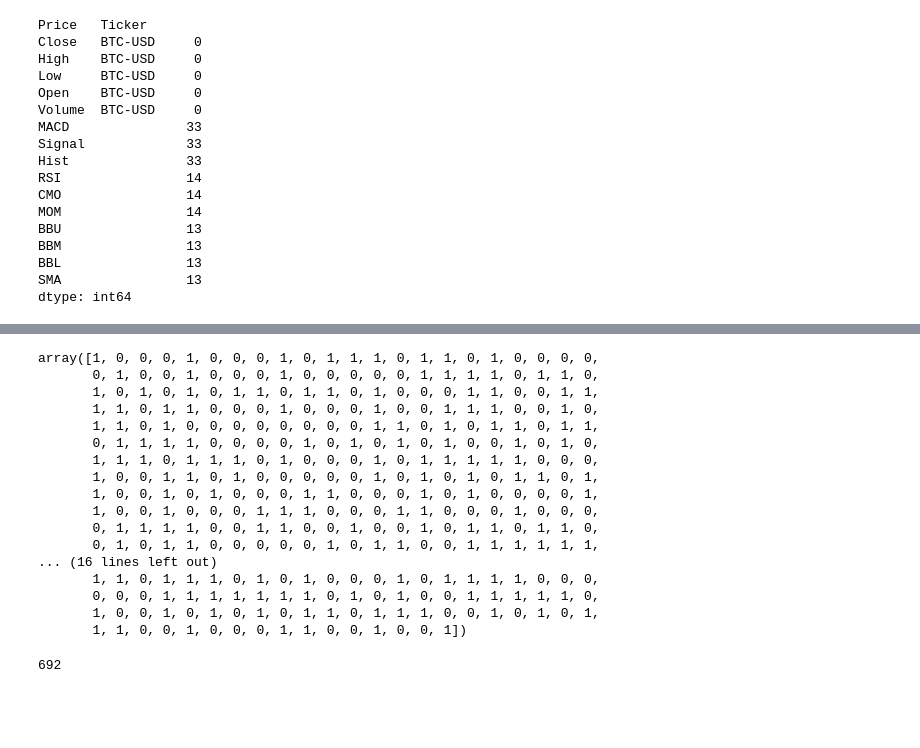
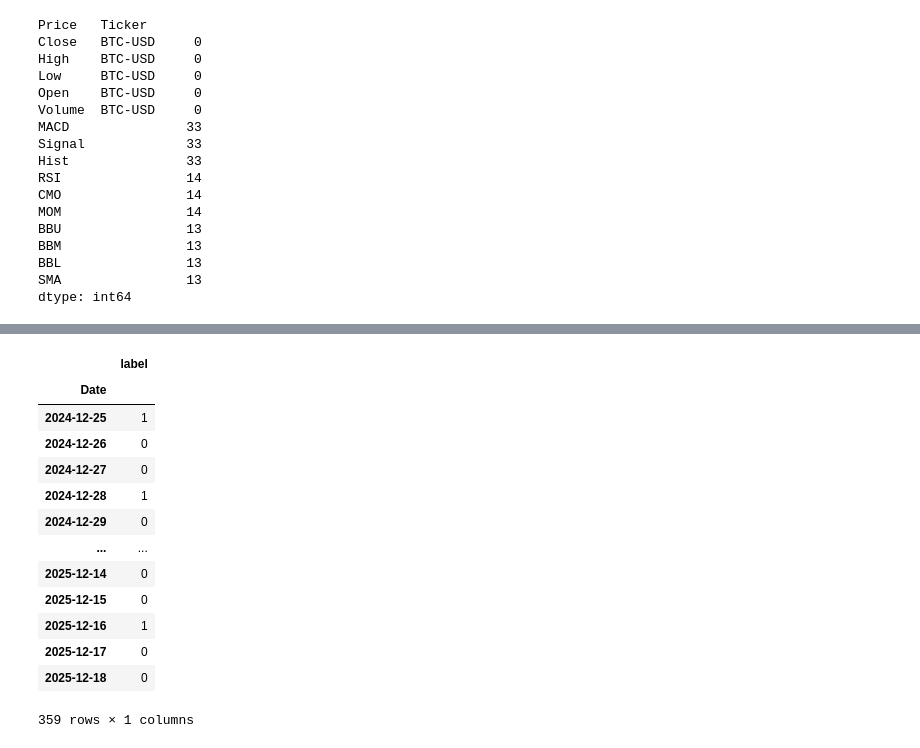
Before and after one commit to IdrissaIyamuremye/emlakjet, a Jupyter notebook: app.ipynb, the cells around one changed output, grey strips where cells are left out. Drawn from its saved outputs; the diff is of its cells as text; code cells hidden in the pictures; blank space fills up the shorter version.

```diff
--- a/app.ipynb
+++ b/app.ipynb
@@ -203,37 +219,32 @@ Name: label, Length: 1049, dtype: object
 # %%
-df =df[["MACD", "RSI", "CMO","MOM", "BBM", "SMA", "label"]].copy()
-data_train, data_test  = df.loc[:"2024-12-31", :], df.loc["2025-01-01":, :]
-data_train_x, data_train_y = data_train.loc[:, :"SMA"], data_train.loc[:, "label"]
-data_train_y = np.where(data_train_y=="up", 1, 0)
-data_train_y
+features = ["MACD", "RSI", "CMO","MOM", "BBM", "SMA"]
+
+label = "label"
+df_input = df[features].copy()
+df_output = df[label].copy()
+
+#Transform dataset
+scaler = MinMaxScaler()
+df_input[features] = scaler.fit_transform(df_input)
+df_output = pd.DataFrame(np.where(df_output== "up", 1, 0), columns=["label"], index=df_output.index)
+
+#Training data
+data_train_x, data_train_y = df_input.loc[:"2024-12-31", :], df_output.loc[:"2024-12-31", :]
+data_test_x, data_test_y = df_input.loc["2024-12-25":, :], df_output.loc["2024-12-25":, :]
-# %% [output]
-array([1, 0, 0, 0, 1, 0, 0, 0, 1, 0, 1, 1, 1, 0, 1, 1, 0, 1, 0, 0, 0, 0,
-       0, 1, 0, 0, 1, 0, 0, 0, 1, 0, 0, 0, 0, 0, 1, 1, 1, 1, 0, 1, 1, 0,
-       1, 0, 1, 0, 1, 0, 1, 1, 0, 1, 1, 0, 1, 0, 0, 0, 1, 1, 0, 0, 1, 1,
-       1, 1, 0, 1, 1, 0, 0, 0, 1, 0, 0, 0, 1, 0, 0, 1, 1, 1, 0, 0, 1, 0,
-       1, 1, 0, 1, 0, 0, 0, 0, 0, 0, 0, 0, 1, 1, 0, 1, 0, 1, 1, 0, 1, 1,
-       0, 1, 1, 1, 1, 0, 0, 0, 0, 1, 0, 1, 0, 1, 0, 1, 0, 0, 1, 0, 1, 0,
-       1, 1, 1, 0, 1, 1, 1, 0, 1, 0, 0, 0, 1, 0, 1, 1, 1, 1, 1, 0, 0, 0,
-       1, 0, 0, 1, 1, 0, 1, 0, 0, 0, 0, 0, 1, 0, 1, 0, 1, 0, 1, 1, 0, 1,
-       1, 0, 0, 1, 0, 1, 0, 0, 0, 1, 1, 0, 0, 0, 1, 0, 1, 0, 0, 0, 0, 1,
-       1, 0, 0, 1, 0, 0, 0, 1, 1, 1, 0, 0, 0, 1, 1, 0, 0, 0, 1, 0, 0, 0,
-       0, 1, 1, 1, 1, 0, 0, 1, 1, 0, 0, 1, 0, 0, 1, 0, 1, 1, 0, 1, 1, 0,
-       0, 1, 0, 1, 1, 0, 0, 0, 0, 0, 1, 0, 1, 1, 0, 0, 1, 1, 1, 1, 1, 1,
-... (16 lines left out)
-       1, 1, 0, 1, 1, 1, 0, 1, 0, 1, 0, 0, 0, 1, 0, 1, 1, 1, 1, 0, 0, 0,
-       0, 0, 0, 1, 1, 1, 1, 1, 1, 1, 0, 1, 0, 1, 0, 0, 1, 1, 1, 1, 1, 0,
-       1, 0, 0, 1, 0, 1, 0, 1, 0, 1, 1, 0, 1, 1, 1, 0, 0, 1, 0, 1, 0, 1,
-       1, 1, 0, 0, 1, 0, 0, 0, 1, 1, 0, 0, 1, 0, 0, 1])
-# %%
-def data_find(data_x, data_y):
-    data_x_u = []
-    data_y_u = []
-    window = 6
-    for i in range(window, len(data_x)):
-        data_x_u.append(data_x[i - window: window, :])
-        data_y_u.append(data_y[window])
-    return data_x_u, data_y_u
-
-X_train, y_train = data_find(data_train_x.values, data_train_y.values)
-# %% [output]
-692
+# %%
+data_test_y
+# %% [output]
+|  | label |
+| Date |  |
+| 2024-12-25 | 1 |
+| 2024-12-26 | 0 |
+| 2024-12-27 | 0 |
+| 2024-12-28 | 1 |
+| 2024-12-29 | 0 |
+| ... | ... |
+| 2025-12-14 | 0 |
+| 2025-12-15 | 0 |
+| 2025-12-16 | 1 |
+| 2025-12-17 | 0 |
+| 2025-12-18 | 0 |
+359 rows × 1 columns
```
Also changed, not shown: parts of 18 cells of this notebook, 4 other files.
